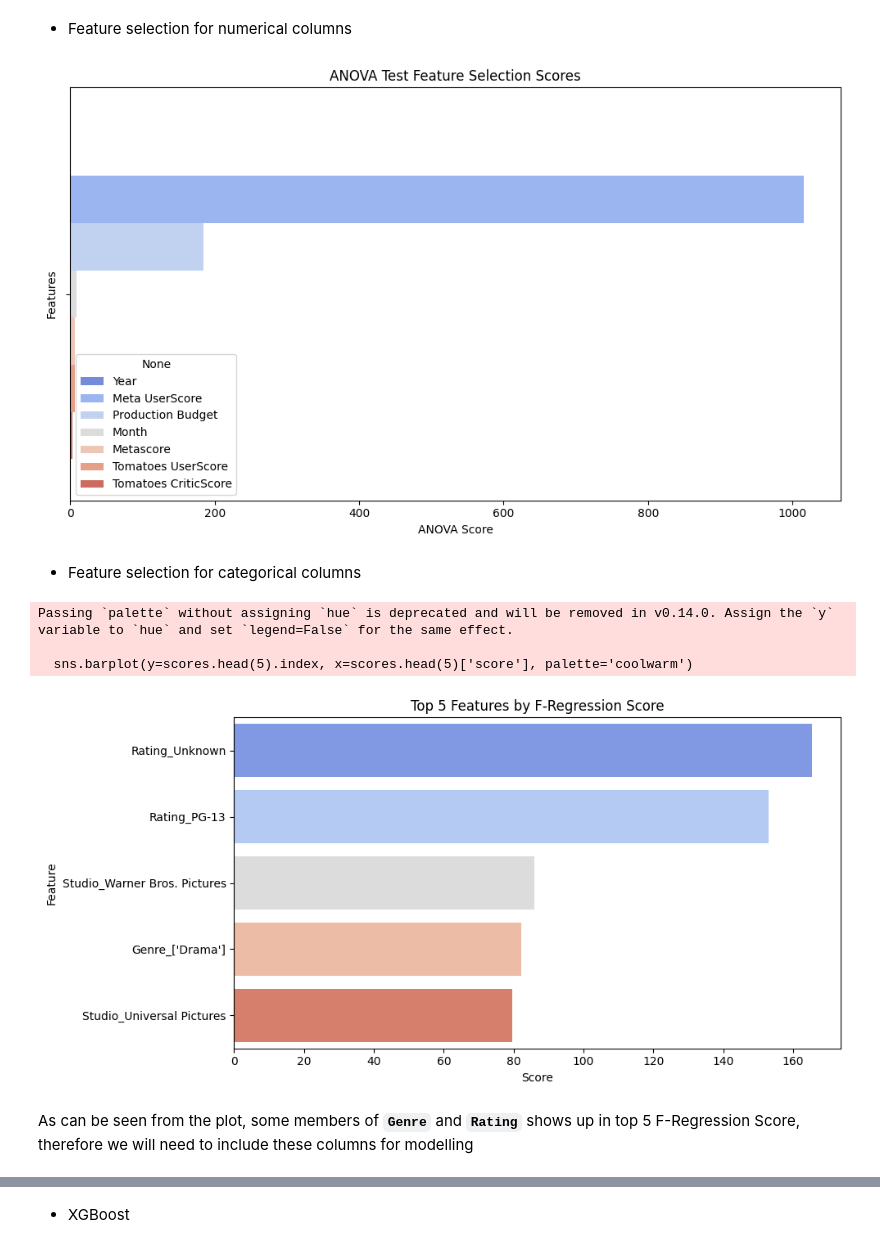
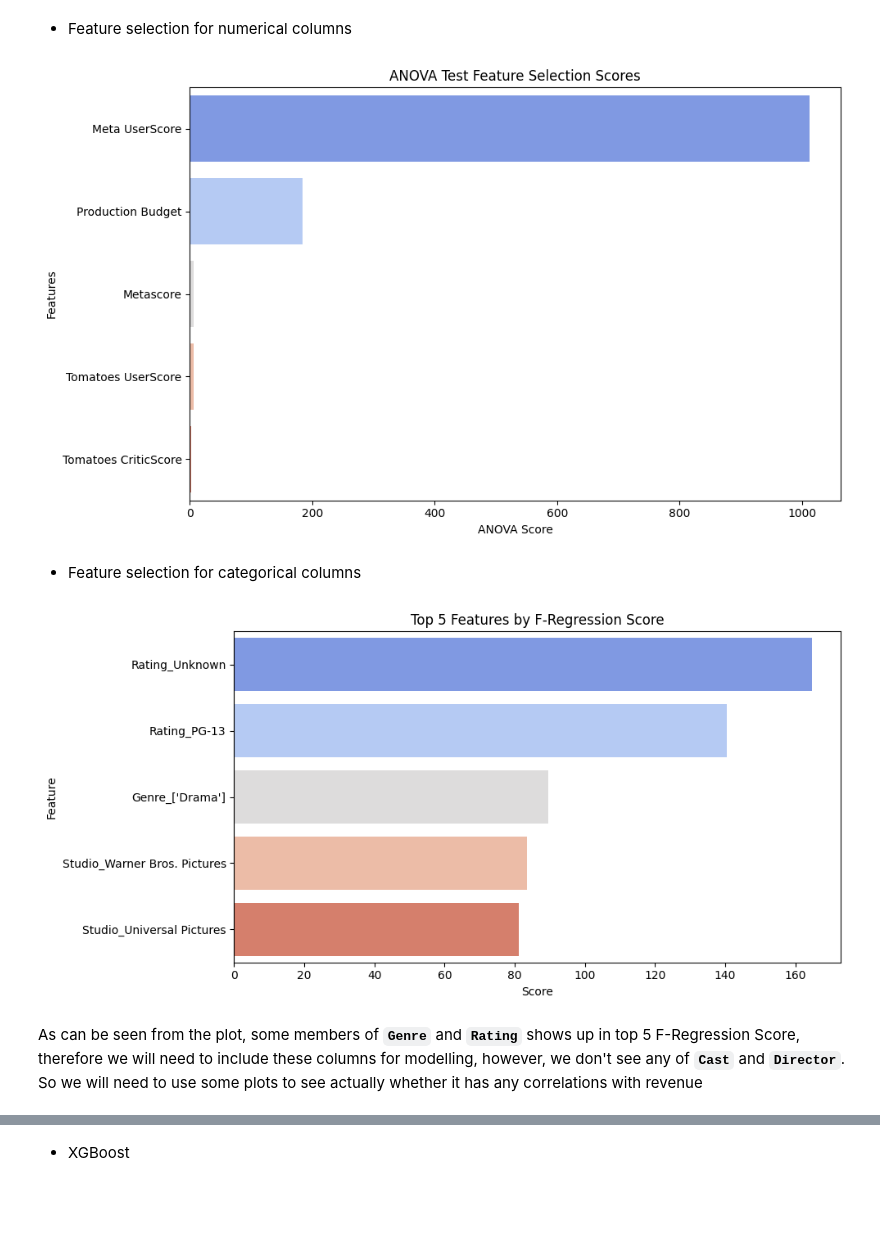
Before and after one commit to AshuraOtsuki/Intro2DS---HCMUS---2024, a Jupyter notebook: Data_Modelling/Modelling.ipynb, the cells around one changed output, grey strips where cells are left out. Cells and saved outputs as stored; diff of their text form; code cells hidden in the pictures; blank space fills up the shorter version.

```diff
--- a/Data_Modelling/Modelling.ipynb
+++ b/Data_Modelling/Modelling.ipynb
@@ -35,7 +31,7 @@ from sklearn.ensemble import RandomForestRegressor
 # %% [markdown]
 <h1 id = 'preparation'>3. Data Preparation </h1>
 # %%
-data = pd.read_csv('/content/preprocessed_data.csv')
+data = pd.read_csv('../Data/preprocessed_data.csv')
 # %%
 data['Total Gross'] = data['Worldwide Gross'] + data['Domestic Gross']
 # %% [markdown]
@@ -58,22 +54,25 @@ However, before log transform we will need to multiply the inflation rate of eac
 # %% [markdown]
 - Multiply the inflation rate
 # %%
-inflation_data = pd.read_csv('/content/inflation_rate.csv')
-def get_unit(year):
-    if year in inflation_data['Year'].values:
-        return float(inflation_data[inflation_data['Year'] == year]['Unit'].iloc[0])
-    else:
-        return 1
+# Read the inflation data into a DataFrame
+inflation_data = pd.read_csv('../Data/inflation_rate.csv')
+
+# Create DataFrame for inflation data
+inflation_df = pd.DataFrame(inflation_data)
 
 data['Year'] = pd.to_datetime(data['Release Date']).dt.year
 data['Month'] = pd.to_datetime(data['Release Date']).dt.month
-data['Unit'] = data['Year'].apply(get_unit)
+
+# Merge inflation data with your movie data on 'Year'
+data = data.merge(inflation_df, on='Year', how='left')
 
 # Adjust the economic columns by dividing them by the 'Unit' (inflation adjustment factor)
 economic_features = ['Production Budget', 'Domestic Gross', 'Worldwide Gross', 'Total Gross']
 
 for feature in economic_features:
     data[feature] = data[feature] * (data['Unit'] / data['Unit'].iloc[-1])
+
+# The adjusted columns will now reflect the true values after inflation adjustment
 # %% [markdown]
 - Apply log transformation
 # %%
@@ -119,35 +113,36 @@ data = data[data['Total Gross'] > 0]
 data = data.reset_index(drop=True)
 # %%
 numerical_features = ['Tomatoes CriticScore', 'Tomatoes UserScore',
-                      'Production Budget', 'Metascore', 'Meta UserScore', 'Month', 'Year']
-categorical_features = ['Genre', 'Rating', 'Studio', 'Cast', 'Director']
+                      'Production Budget', 'Metascore', 'Meta UserScore']
+categorical_features = ['Genre', 'Rating', 'Studio', 'Year', 'Month']
 
 
-X = data[numerical_features+categorical_features].copy()
-y = data['Total Gross'].copy()
-X_train, X_test, y_train, y_test = train_test_split(X, y, test_size=0.2, random_state=42)
+X = data[numerical_features+categorical_features]
+y = data['Total Gross']
 # %% [markdown]
 - Feature selection for numerical columns
+# %%
+X_train_for_select, X_test_for_select, y_train_for_select, y_test_for_select = train_test_split(X, y, test_size=0.2, random_state=42)
 # %%
 from sklearn.feature_selection import f_classif
 
-X_numerical = X_train[numerical_features]  # Use column names directly
+X_numerical = X_train_for_select[numerical_features]  # Use column names directly
 
 # Fit SelectKBest with chi2
 selector = SelectKBest(f_classif, k=5)
-selector.fit(X_numerical, y_train)
+selector.fit(X_numerical, y_train_for_select)
 
 # Get Chi2 scores
 scores = pd.DataFrame(data=selector.scores_, index=numerical_features, columns=['score'])
 scores = scores.sort_values(by='score', ascending=False)
 
 # Barplot for better visualization
 plt.figure(figsize=(10, 6))
-sns.barplot(x=scores['score'], hue=scores.index, palette='coolwarm')
+sns.barplot(x=scores['score'], y=scores.index, palette='coolwarm', hue=scores.index, legend=False)
 plt.title('ANOVA Test Feature Selection Scores')
 plt.xlabel('ANOVA Score')
 plt.ylabel('Features')
 plt.tight_layout()
 plt.show()
 # %% [output]
-[figure, old version]
+[figure, new version]
@@ -206,14 +155,14 @@ if 'Studio' in X.columns:
 # %%
 # One-hot encode categorical features
 
-X_categorical = X_train[categorical_features]  # Use column names directly
+X_categorical = X_train_for_select[categorical_features]  # Use column names directly
 X_categorical = X_categorical.fillna(0)
 
 X_categorical_encoded = pd.get_dummies(X_categorical, drop_first=True)
 
 # Fit SelectKBest with f_regression
 selector = SelectKBest(f_regression, k=5)
-selector.fit(X_categorical_encoded, y_train)
+selector.fit(X_categorical_encoded, y_train_for_select)
 
 # Get scores
 scores = pd.DataFrame(data=selector.scores_,
@@ -226,16 +175,13 @@ top_5_categorical = scores.head(5).index.tolist()
 
 # Plot the top 5 scores
 plt.figure(figsize=(10, 5))
-sns.barplot(y=scores.head(5).index, x=scores.head(5)['score'], palette='coolwarm')
+sns.barplot(y=scores.head(5).index, x=scores.head(5)['score'], palette='coolwarm', hue=scores.head(5).index, legend=False)
 plt.title('Top 5 Features by F-Regression Score')
 plt.xlabel('Score')
 plt.ylabel('Feature')
 plt.tight_layout()
 plt.show()
 # %% [output]
-Passing `palette` without assigning `hue` is deprecated and will be removed in v0.14.0. Assign the `y` variable to `hue` and set `legend=False` for the same effect.
-
-  sns.barplot(y=scores.head(5).index, x=scores.head(5)['score'], palette='coolwarm')
-[figure, old version]
+[figure, new version]
 # %% [markdown]
-As can be seen from the plot, some members of **`Genre`** and **`Rating`** shows up in top 5 F-Regression Score, therefore we will need to include these columns for modelling
+As can be seen from the plot, some members of **`Genre`** and **`Rating`** shows up in top 5 F-Regression Score, therefore we will need to include these columns for modelling, however, we don't see any of **`Cast`** and **`Director`**. So we will need to use some plots to see actually whether it has any correlations with revenue
```
Also changed, not shown: parts of 102 cells of this notebook.
